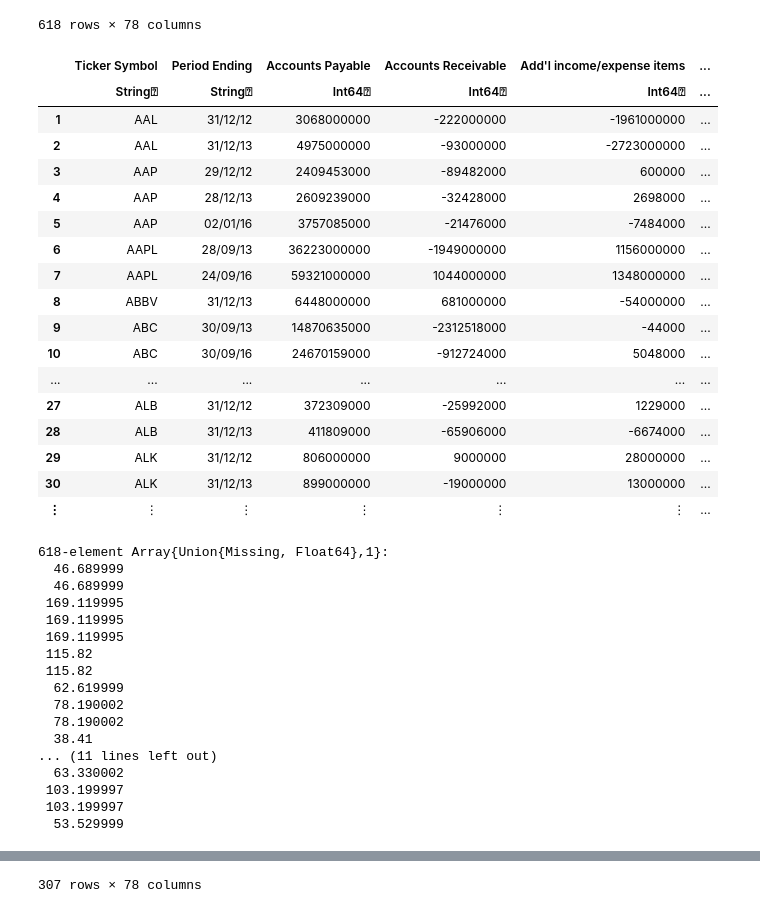
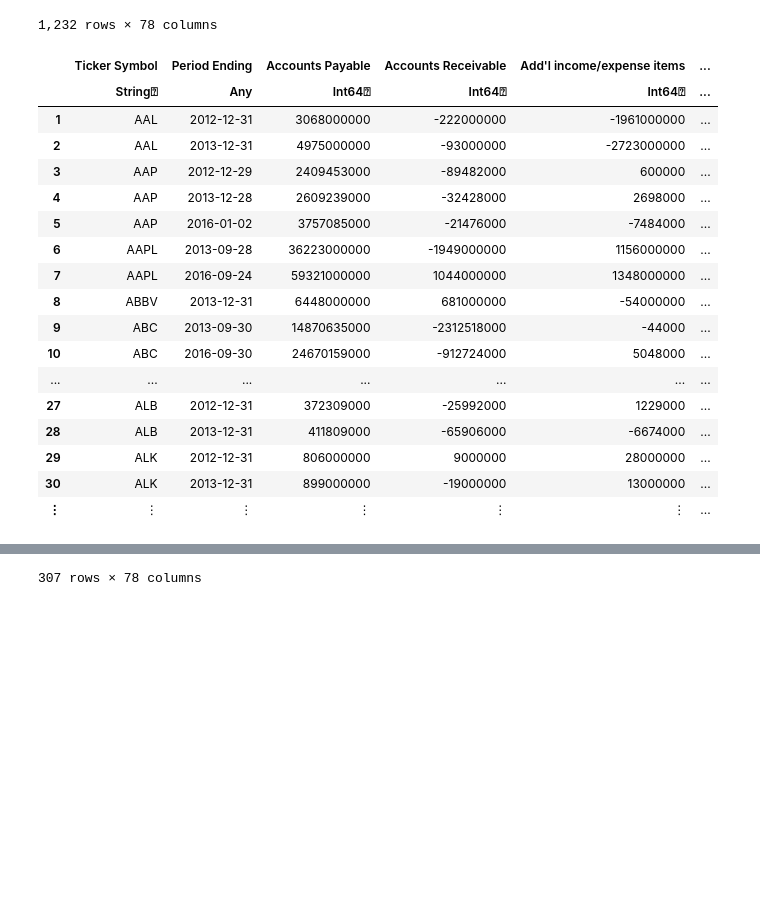
Before and after one commit to rtkg12/CS524-Financial-Optimization-Project, a Jupyter notebook: FP-with-part-2.ipynb, the cells around one changed output, grey strips where cells are left out. Drawn from its saved outputs; the diff is of its cells as text; code cells hidden in the pictures; blank space fills up the shorter version.

```diff
--- a/FP-with-part-2.ipynb
+++ b/FP-with-part-2.ipynb
@@ -1,46 +1,30 @@
-# %%
-using CSV
-file = "./nyse/Fundamentals with Ratios FINAL/fundementals_with_ratios_training_set.csv"
-raw = CSV.read(file);
-
-raw
-# %% [output]
-618 rows × 78 columns
-|  | Ticker Symbol | Period Ending | Accounts Payable | Accounts Receivable | Add'l income/expense items | ... |
-|  | String⍰ | String⍰ | Int64⍰ | Int64⍰ | Int64⍰ | ... |
-| 1 | AAL | 31/12/12 | 3068000000 | -222000000 | -1961000000 | ... |
-| 2 | AAL | 31/12/13 | 4975000000 | -93000000 | -2723000000 | ... |
-| 3 | AAP | 29/12/12 | 2409453000 | -89482000 | 600000 | ... |
-| 4 | AAP | 28/12/13 | 2609239000 | -32428000 | 2698000 | ... |
-| 5 | AAP | 02/01/16 | 3757085000 | -21476000 | -7484000 | ... |
-| 6 | AAPL | 28/09/13 | 36223000000 | -1949000000 | 1156000000 | ... |
-| 7 | AAPL | 24/09/16 | 59321000000 | 1044000000 | 1348000000 | ... |
-| 8 | ABBV | 31/12/13 | 6448000000 | 681000000 | -54000000 | ... |
-| 9 | ABC | 30/09/13 | 14870635000 | -2312518000 | -44000 | ... |
-| 10 | ABC | 30/09/16 | 24670159000 | -912724000 | 5048000 | ... |
-| ... | ... | ... | ... | ... | ... | ... |
-| 27 | ALB | 31/12/12 | 372309000 | -25992000 | 1229000 | ... |
-| 28 | ALB | 31/12/13 | 411809000 | -65906000 | -6674000 | ... |
-| 29 | ALK | 31/12/12 | 806000000 | 9000000 | 28000000 | ... |
-| 30 | ALK | 31/12/13 | 899000000 | -19000000 | 13000000 | ... |
-| ⋮ | ⋮ | ⋮ | ⋮ | ⋮ | ⋮ | ... |
-# %%
-raw[:,78]
-# %% [output]
-618-element Array{Union{Missing, Float64},1}:
-  46.689999
-  46.689999
- 169.119995
- 169.119995
- 169.119995
- 115.82
- 115.82
-  62.619999
-  78.190002
-  78.190002
-  38.41
-... (11 lines left out)
-  63.330002
- 103.199997
- 103.199997
-  53.529999
+# %%
+using CSV
+file1 = "./nyse/Fundamentals with Ratios FINAL/fundementals_with_ratios_training_set.csv"
+file2 = "./nyse/Fundamentals with Ratios FINAL/fundementals_with_ratios_testing_set.csv"
+file3 = "./nyse/Fundamentals with Ratios FINAL/fundementals_with_ratios_validation_set.csv"
+raw1 = CSV.read(file1);
+raw2 = CSV.read(file2);
+raw3 = CSV.read(file3);
+
+raw = vcat(raw1, raw2, raw3)
+# %% [output]
+1,232 rows × 78 columns
+|  | Ticker Symbol | Period Ending | Accounts Payable | Accounts Receivable | Add'l income/expense items | ... |
+|  | String⍰ | Any | Int64⍰ | Int64⍰ | Int64⍰ | ... |
+| 1 | AAL | 2012-12-31 | 3068000000 | -222000000 | -1961000000 | ... |
+| 2 | AAL | 2013-12-31 | 4975000000 | -93000000 | -2723000000 | ... |
+| 3 | AAP | 2012-12-29 | 2409453000 | -89482000 | 600000 | ... |
+| 4 | AAP | 2013-12-28 | 2609239000 | -32428000 | 2698000 | ... |
+| 5 | AAP | 2016-01-02 | 3757085000 | -21476000 | -7484000 | ... |
+| 6 | AAPL | 2013-09-28 | 36223000000 | -1949000000 | 1156000000 | ... |
+| 7 | AAPL | 2016-09-24 | 59321000000 | 1044000000 | 1348000000 | ... |
+| 8 | ABBV | 2013-12-31 | 6448000000 | 681000000 | -54000000 | ... |
+| 9 | ABC | 2013-09-30 | 14870635000 | -2312518000 | -44000 | ... |
+| 10 | ABC | 2016-09-30 | 24670159000 | -912724000 | 5048000 | ... |
+| ... | ... | ... | ... | ... | ... | ... |
+| 27 | ALB | 2012-12-31 | 372309000 | -25992000 | 1229000 | ... |
+| 28 | ALB | 2013-12-31 | 411809000 | -65906000 | -6674000 | ... |
+| 29 | ALK | 2012-12-31 | 806000000 | 9000000 | 28000000 | ... |
+| 30 | ALK | 2013-12-31 | 899000000 | -19000000 | 13000000 | ... |
+| ⋮ | ⋮ | ⋮ | ⋮ | ⋮ | ⋮ | ... |
```
Also changed, not shown: parts of 25 cells of this notebook.
